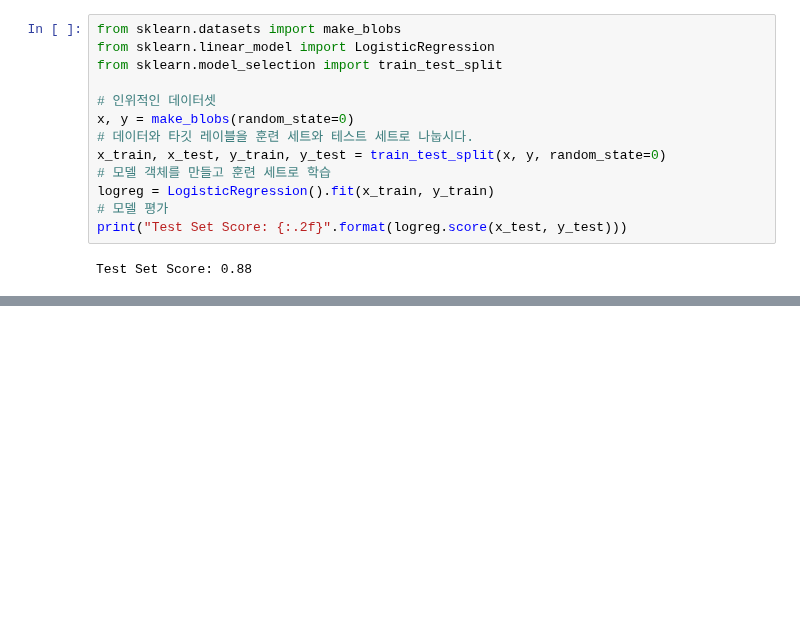
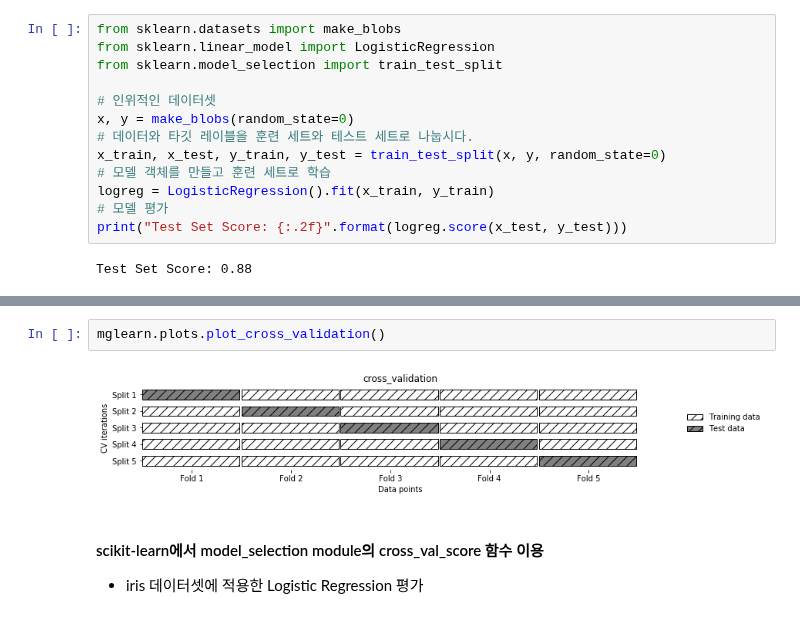
Before and after one commit to JMmmmuu/ML, a Jupyter notebook: IntroToMLwithPython/5_ModelEvaluation_n_Improvement.ipynb, the cells around one changed output, grey strips where cells are left out. Drawn from its saved outputs; the diff is of its cells as text; blank space fills up the shorter version.

Commit message:
Cross Validation

```diff
--- a/IntroToMLwithPython/5_ModelEvaluation_n_Improvement.ipynb
+++ b/IntroToMLwithPython/5_ModelEvaluation_n_Improvement.ipynb
@@ -51,0 +66,7 @@ Test Set Score: 0.88
+# %%
+mglearn.plots.plot_cross_validation()
+# %% [output]
+[figure, added]
+# %% [markdown]
+#### scikit-learn에서 model_selection module의 cross_val_score 함수 이용
+* iris 데이터셋에 적용한 Logistic Regression 평가
```
Also changed, not shown: parts of 23 cells of this notebook.
